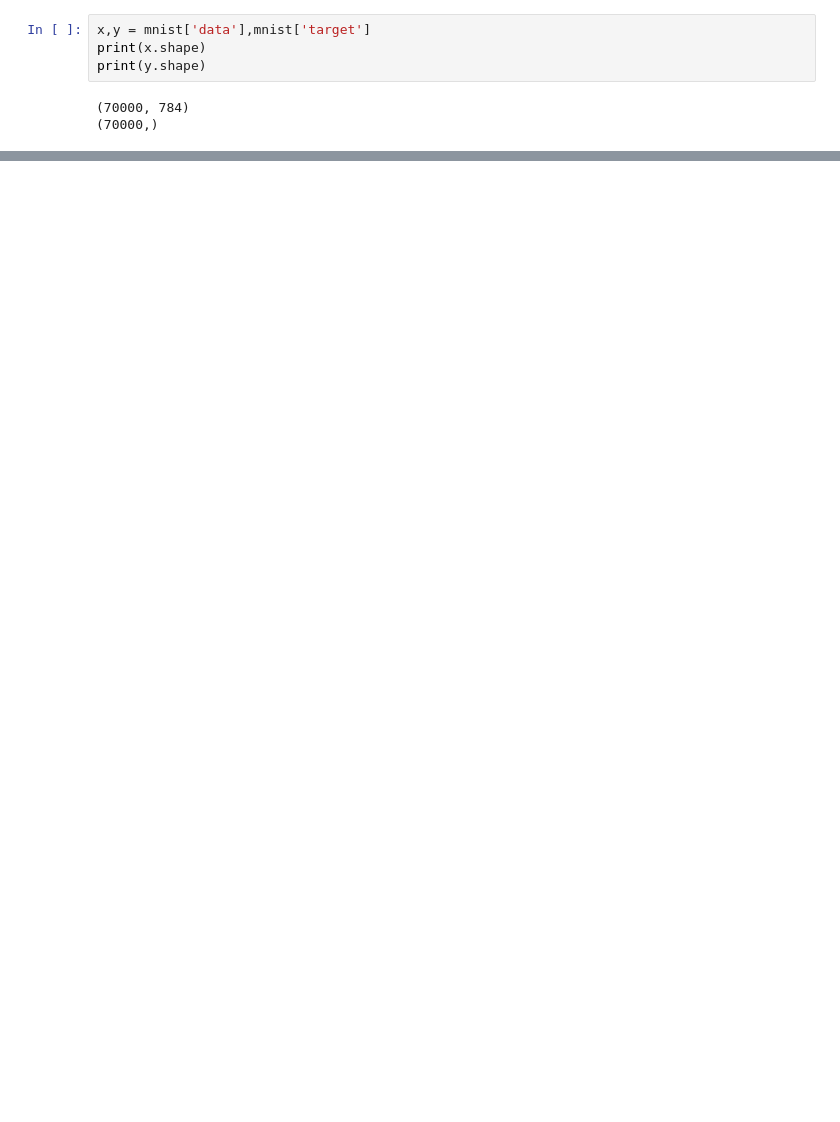
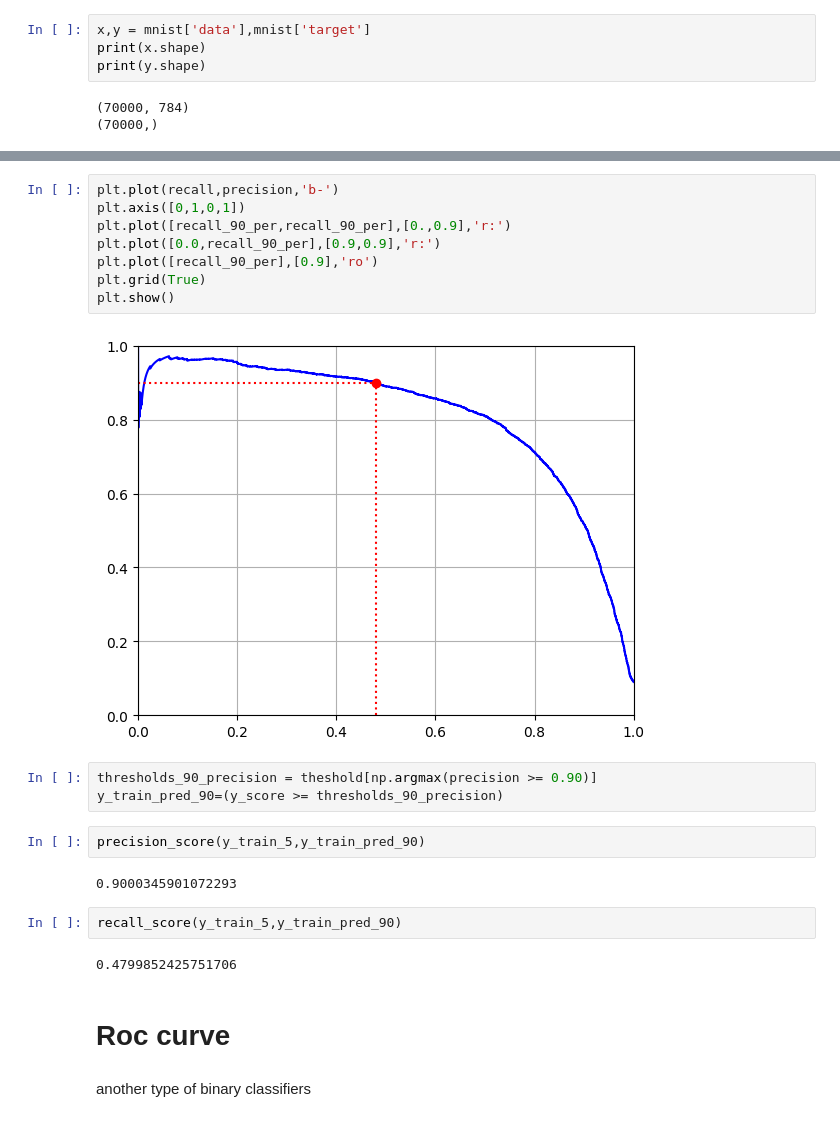
Before and after one commit to Abhisingh980/hands-on-machine-learning-second-edition, a Jupyter notebook: deepnote/Abhinesh_kumar’s_recommendations_system/chapter 3-clasification.ipynb, the cells around one changed output, grey strips where cells are left out. Cells and saved outputs as stored; diff of their text form; blank space fills up the shorter version.

Commit message:
Abhinesh's version 2.0.0 sdgc classifier
This commit was created by Deepnote. Project url: https://deepnote.com/project/9fcb408c-257d-4664-b332-b72bf303ace4

```diff
--- a/deepnote/Abhinesh_kumar’s_recommendations_system/chapter 3-clasification.ipynb
+++ b/deepnote/Abhinesh_kumar’s_recommendations_system/chapter 3-clasification.ipynb
@@ -17,3 +148,28 @@ print(y.shape)
+# %%
+plt.plot(recall,precision,'b-')
+plt.axis([0,1,0,1])
+plt.plot([recall_90_per,recall_90_per],[0.,0.9],'r:')
+plt.plot([0.0,recall_90_per],[0.9,0.9],'r:')
+plt.plot([recall_90_per],[0.9],'ro')
+plt.grid(True)
+plt.show()
+# %% [output]
+[figure, added]
+# %%
+thresholds_90_precision = theshold[np.argmax(precision >= 0.90)]
+y_train_pred_90=(y_score >= thresholds_90_precision)
+# %%
+precision_score(y_train_5,y_train_pred_90)
+# %% [output]
+0.9000345901072293
+# %%
+recall_score(y_train_5,y_train_pred_90)
+# %% [output]
+0.4799852425751706
+# %% [markdown]
+# Roc curve
+# %% [markdown]
+another type of binary classifiers
 # %% [markdown]
 <a style='text-decoration:none;line-height:16px;display:flex;color:#5B5B62;padding:10px;justify-content:end;' href='https://deepnote.com?utm_source=created-in-deepnote-cell&projectId=9fcb408c-257d-4664-b332-b72bf303ace4' target="_blank">
 <img alt='Created in deepnote.com' style='display:inline;max-height:16px;margin:0px;margin-right:7.5px;' src='embedded-picture-1' > </img>
```
Also changed, not shown: parts of 28 cells of this notebook.
